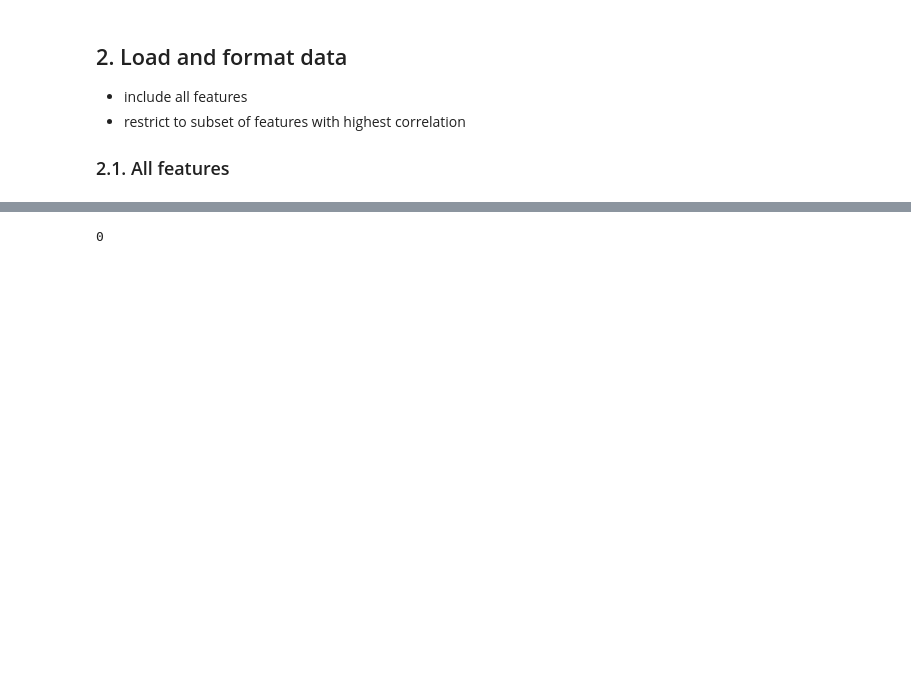
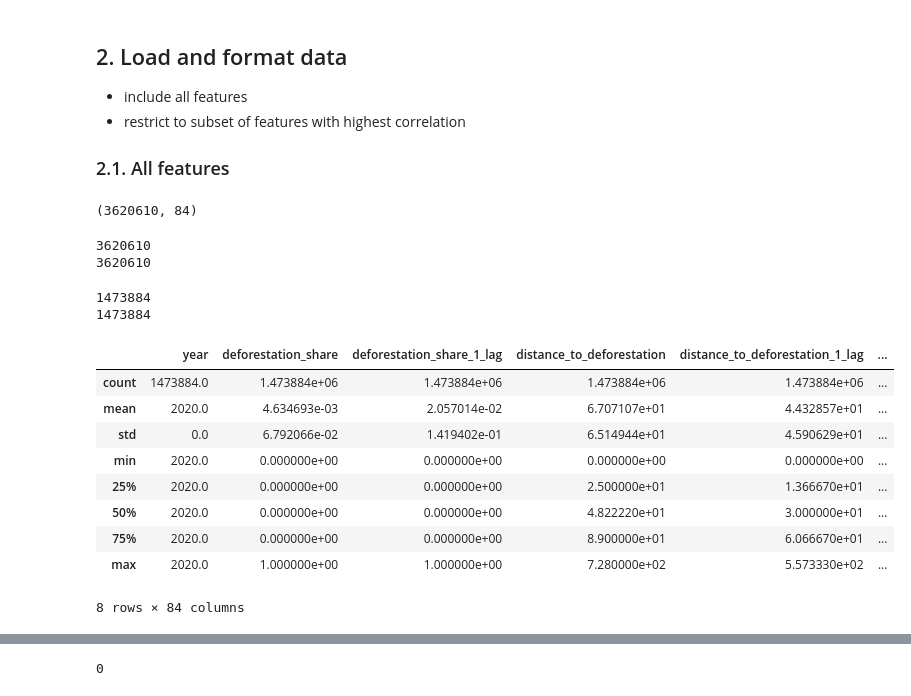
Before and after one commit to pantonar/forest_mind, a Jupyter notebook: analysis/model_selection.ipynb, the cells around one changed output, grey strips where cells are left out. Saved outputs shown, nothing was run; the diff lists cells and outputs as text; code cells hidden in the pictures; blank space fills up the shorter version.

```diff
--- a/analysis/model_selection.ipynb
+++ b/analysis/model_selection.ipynb
@@ -273,7 +274,10 @@ def driver_training(X_train,
 ### 2.1. All features
 # %%
 # load training set
-train = pd.read_csv('output/pilot_training_2019.csv')
+train = pd.read_csv('output/training_2019.csv')
+# load test set
+test = pd.read_csv('output/training_2020.csv')
 
-# load test set
-test = pd.read_csv('output/national_training_2020.csv')
+test.shape
+# %% [output]
+(3620610, 84)
@@ -284,2 +284,8 @@ test.drop_prefix('national_');
+# %%
+print(train.shape[0])
+print(test.shape[0])
+# %% [output]
+3620610
+3620610
 # %%
 # drop non forest points
@@ -287,0 +294,19 @@ test = drop_non_forest(test, forest_col ='closed_forest_mask_ds')
+# %%
+print(train.shape[0])
+print(test.shape[0])
+# %% [output]
+1473884
+1473884
+# %%
+test.describe()
+# %% [output]
+|  | year | deforestation_share | deforestation_share_1_lag | distance_to_deforestation | distance_to_deforestation_1_lag | ... |
+| count | 1473884.0 | 1.473884e+06 | 1.473884e+06 | 1.473884e+06 | 1.473884e+06 | ... |
+| mean | 2020.0 | 4.634693e-03 | 2.057014e-02 | 6.707107e+01 | 4.432857e+01 | ... |
+| std | 0.0 | 6.792066e-02 | 1.419402e-01 | 6.514944e+01 | 4.590629e+01 | ... |
+| min | 2020.0 | 0.000000e+00 | 0.000000e+00 | 0.000000e+00 | 0.000000e+00 | ... |
+| 25% | 2020.0 | 0.000000e+00 | 0.000000e+00 | 2.500000e+01 | 1.366670e+01 | ... |
+| 50% | 2020.0 | 0.000000e+00 | 0.000000e+00 | 4.822220e+01 | 3.000000e+01 | ... |
+| 75% | 2020.0 | 0.000000e+00 | 0.000000e+00 | 8.900000e+01 | 6.066670e+01 | ... |
+| max | 2020.0 | 1.000000e+00 | 1.000000e+00 | 7.280000e+02 | 5.573330e+02 | ... |
+8 rows × 84 columns
```
Also changed, not shown: parts of 17 cells of this notebook.
